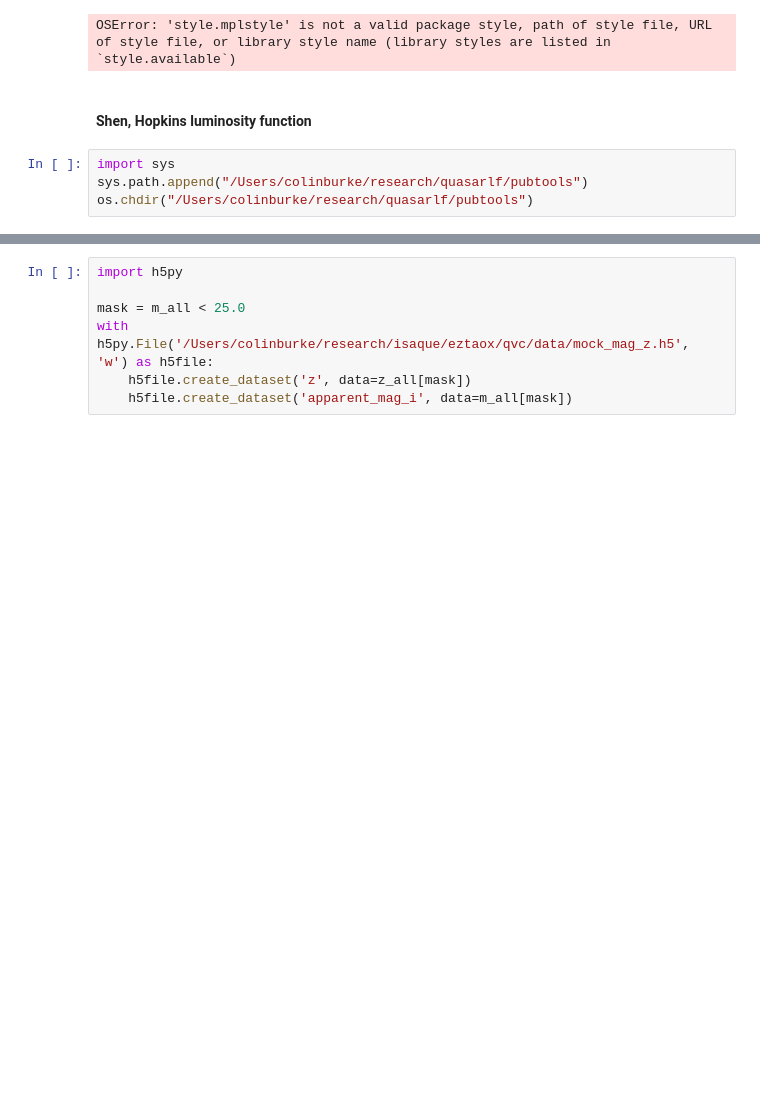
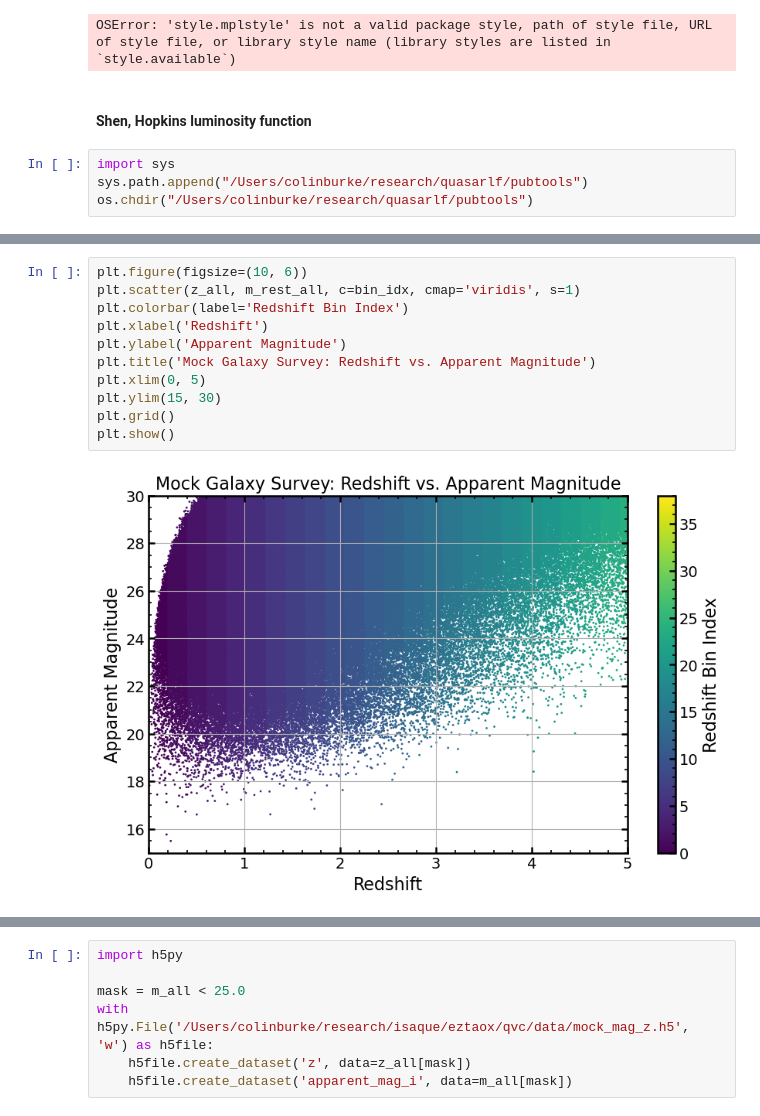
Before and after one commit to dutra/qvc, a Jupyter notebook: qvc/completeness.ipynb, the cells around one changed output, grey strips where cells are left out. Saved outputs shown, nothing was run; the diff lists cells and outputs as text; blank space fills up the shorter version.

```diff
--- a/qvc/completeness.ipynb
+++ b/qvc/completeness.ipynb
@@ -309,3 +316,16 @@ plt.show()
+# %%
+plt.figure(figsize=(10, 6))
+plt.scatter(z_all, m_rest_all, c=bin_idx, cmap='viridis', s=1)
+plt.colorbar(label='Redshift Bin Index')
+plt.xlabel('Redshift')
+plt.ylabel('Apparent Magnitude')
+plt.title('Mock Galaxy Survey: Redshift vs. Apparent Magnitude')
+plt.xlim(0, 5)
+plt.ylim(15, 30)
+plt.grid()
+plt.show()
+# %% [output]
+[figure, added]
 # %%
 plt.figure(figsize=(10, 6))
 plt.hist(m_all, log=True, bins=25);
```
Also changed, not shown: parts of 5 cells of this notebook, 3 other files.
